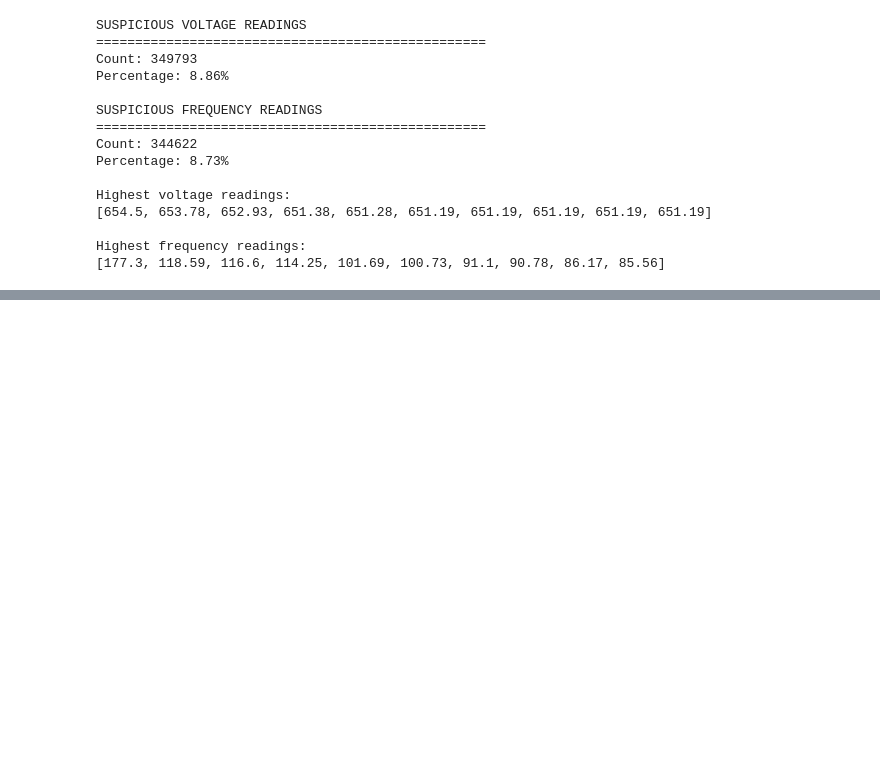
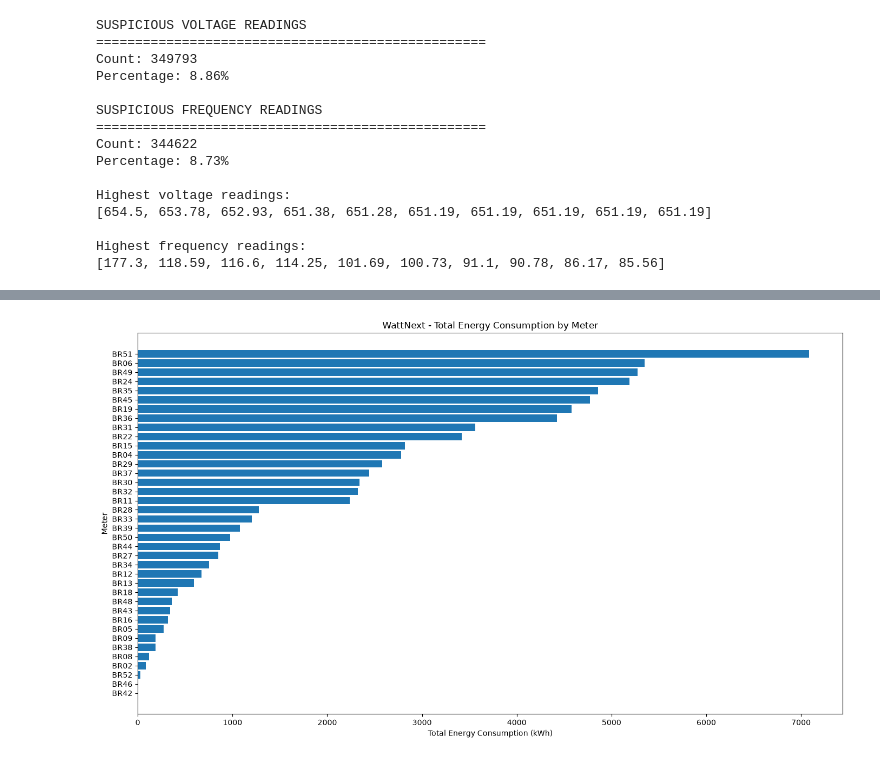
Before and after one commit to 00Raghav/WattNext, a Jupyter notebook: notebooks/01_explore_data.ipynb, the cells around one changed output, grey strips where cells are left out. Drawn from its saved outputs; the diff is of its cells as text; code cells hidden in the pictures; blank space fills up the shorter version.

```diff
--- a/notebooks/01_explore_data.ipynb
+++ b/notebooks/01_explore_data.ipynb
@@ -1016,3 +1016,20 @@ Highest voltage readings:
 
 Highest frequency readings:
 [177.3, 118.59, 116.6, 114.25, 101.69, 100.73, 91.1, 90.78, 86.17, 85.56]
+# %%
+# ==========================================
+# WATTNEXT - ENERGY CONSUMPTION BY METER
+# ==========================================
+
+meter_energy_summary = df.groupby("meter").agg(
+    total_energy=("t_kWh", "sum"),
+    average_energy=("t_kWh", "mean"),
+    total_readings=("t_kWh", "count")
+)
+
+meter_energy_summary = meter_energy_summary.sort_values(
+    "total_energy",
+    ascending=False
+)
+
+print(meter_energy_summary.to_string())
@@ -1018,0 +1054,21 @@ Highest frequency readings:
+# %%
+# ==========================================
+# WATTNEXT - TOTAL ENERGY BY METER
+# ==========================================
+
+plt.figure(figsize=(14, 8))
+
+plt.barh(
+    meter_energy_summary.index,
+    meter_energy_summary["total_energy"]
+)
+
+plt.xlabel("Total Energy Consumption (kWh)")
+plt.ylabel("Meter")
+plt.title("WattNext - Total Energy Consumption by Meter")
+
+plt.gca().invert_yaxis()
+plt.tight_layout()
+plt.show()
+# %% [output]
+[figure, added]
```
Also changed, not shown: parts of 25 cells of this notebook, 2 other files.
